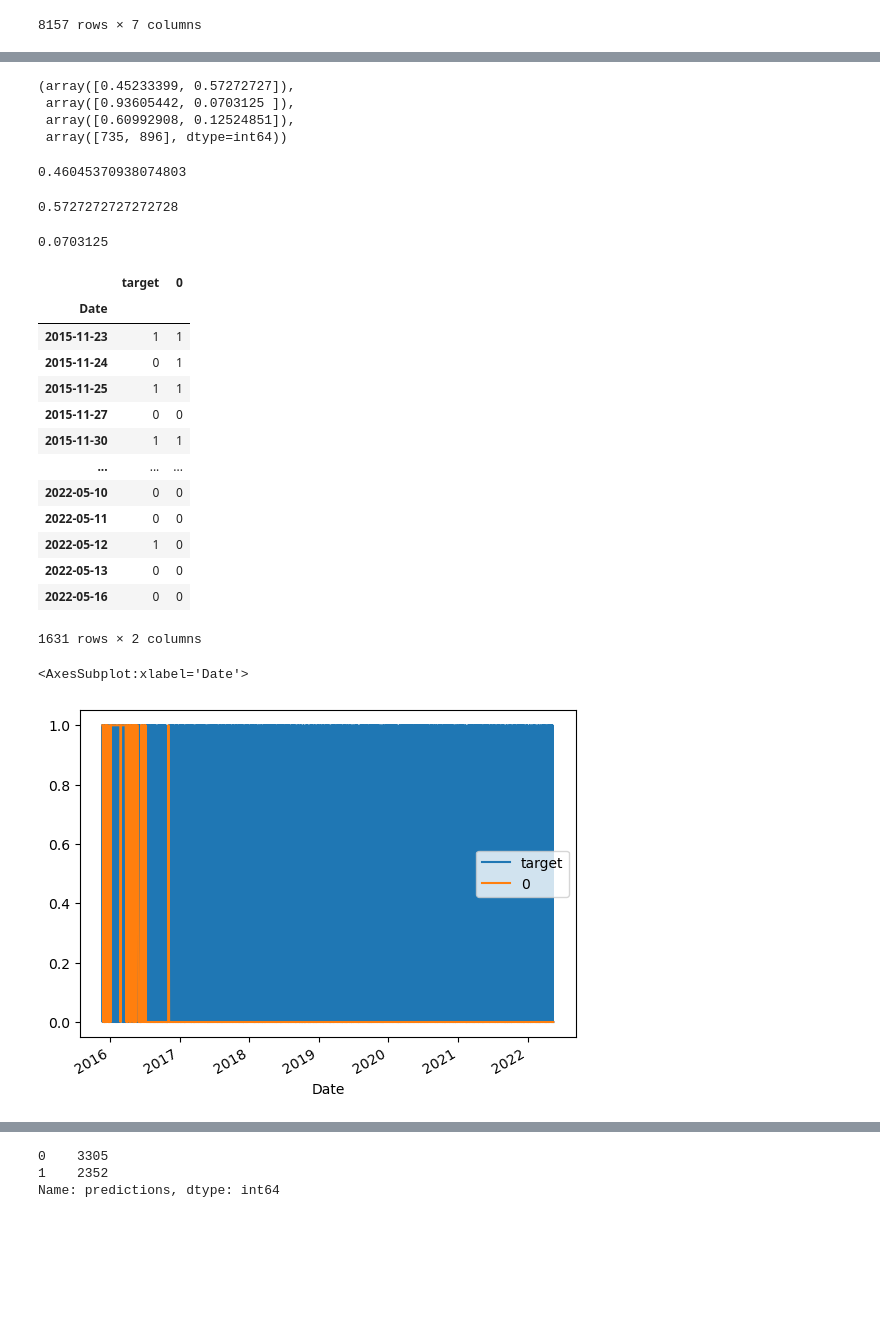
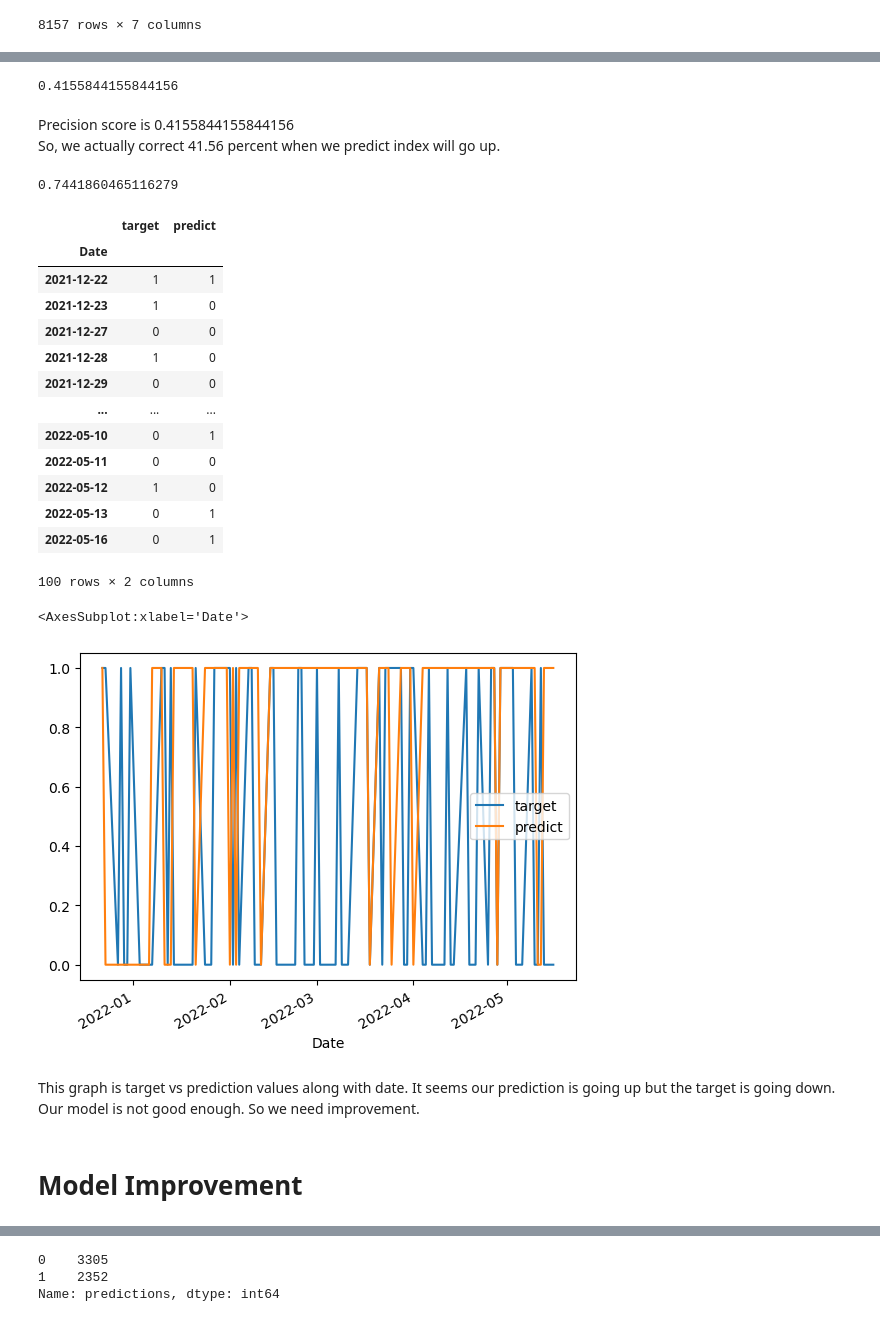
Before and after one commit to Krittapad12348/Predict_Stock_Market, a Jupyter notebook: Basics.ipynb, the cells around one changed output, grey strips where cells are left out. Saved outputs shown, nothing was run; the diff lists cells and outputs as text; code cells hidden in the pictures; blank space fills up the shorter version.

```diff
--- a/Basics.ipynb
+++ b/Basics.ipynb
@@ -124,9 +175,8 @@ sp500
 # %%
-from sklearn.ensemble import RandomForestClassifier
+# Instantiate model (Randomforest), train, test data
 rf = RandomForestClassifier(n_estimators= 100,random_state = 1, min_samples_split=100)
-#train/test = 80/20
-train = sp500.copy().iloc[:round(sp500.shape[0]*0.8)]
-test = sp500.copy().iloc[round(sp500.shape[0]*0.8):]
+train = sp500.copy().iloc[:-100]
+test = sp500.copy().iloc[-100:]
 train
 # %% [output]
 |  | Open | High | Low | Close | Volume | tomorrow | target |
@@ -163,13 +213,11 @@ test
 # %%
-from sklearn.metrics import mean_squared_error
-from sklearn.metrics import confusion_matrix
+#Split train target, train predictors, test target, test predictors
 train_tg = train['target']
 train_col = train.copy().drop(['tomorrow','target'],axis=1)
 test_tg = test['target']
 test_col = test.copy().drop(['tomorrow','target'],axis=1)
 rf.fit(train_col,train_tg)
-predict = rf.predict(test_col)
-predict = pd.Series(predict, index = test.index)
-confusion = confusion_matrix(test_tg,predict)
-confusion
+pred = rf.predict(test_col)
+predict = pd.Series(pred, index = test.index)
+train.shape
 # %% [output]
@@ -195,46 +242,42 @@ test_col
-# %%
-from sklearn.metrics import precision_recall_fscore_support
-precision_recall_fscore_support(test_tg,predict)
-# %% [output]
-(array([0.45233399, 0.57272727]),
- array([0.93605442, 0.0703125 ]),
- array([0.60992908, 0.12524851]),
- array([735, 896], dtype=int64))
-# %%
-from sklearn.metrics import accuracy_score
-accuracy_score(test_tg,predict)
-# %% [output]
-0.46045370938074803
-# %%
-from sklearn.metrics import precision_score
-precision_score(test_tg,predict)
-# %% [output]
-0.5727272727272728
+# %%
+precision_score(test_tg,predict)
+# %% [output]
+0.4155844155844156
+# %% [markdown]
+Precision score is 0.4155844155844156 <br>
+So, we actually correct 41.56 percent when we predict index will go up.
 # %%
 from sklearn.metrics import recall_score
 recall_score(test_tg,predict)
 # %% [output]
-0.0703125
+0.7441860465116279
 # %%
 combined = pd.concat([test_tg,predict],axis=1)
+combined.columns = ['target','predict']
 combined
 # %% [output]
-|  | target | 0 |
+|  | target | predict |
 | Date |  |  |
-| 2015-11-23 | 1 | 1 |
-| 2015-11-24 | 0 | 1 |
-| 2015-11-25 | 1 | 1 |
-| 2015-11-27 | 0 | 0 |
-| 2015-11-30 | 1 | 1 |
+| 2021-12-22 | 1 | 1 |
+| 2021-12-23 | 1 | 0 |
+| 2021-12-27 | 0 | 0 |
+| 2021-12-28 | 1 | 0 |
+| 2021-12-29 | 0 | 0 |
 | ... | ... | ... |
-| 2022-05-10 | 0 | 0 |
+| 2022-05-10 | 0 | 1 |
 | 2022-05-11 | 0 | 0 |
 | 2022-05-12 | 1 | 0 |
-| 2022-05-13 | 0 | 0 |
-| 2022-05-16 | 0 | 0 |
+| 2022-05-13 | 0 | 1 |
+| 2022-05-16 | 0 | 1 |
-1631 rows × 2 columns
+100 rows × 2 columns
 # %%
-combined.plot()
+combined.plot.line()
 # %% [output]
 <AxesSubplot:xlabel='Date'>
-[figure, old version]
+[figure, new version]
+# %% [markdown]
+This graph is target vs prediction values along with date.
+It seems our prediction is going up but the target is going down. Our model is not good enough.
+So we need improvement.
+# %% [markdown]
+# Model Improvement
```
Also changed, not shown: parts of 36 cells of this notebook.
